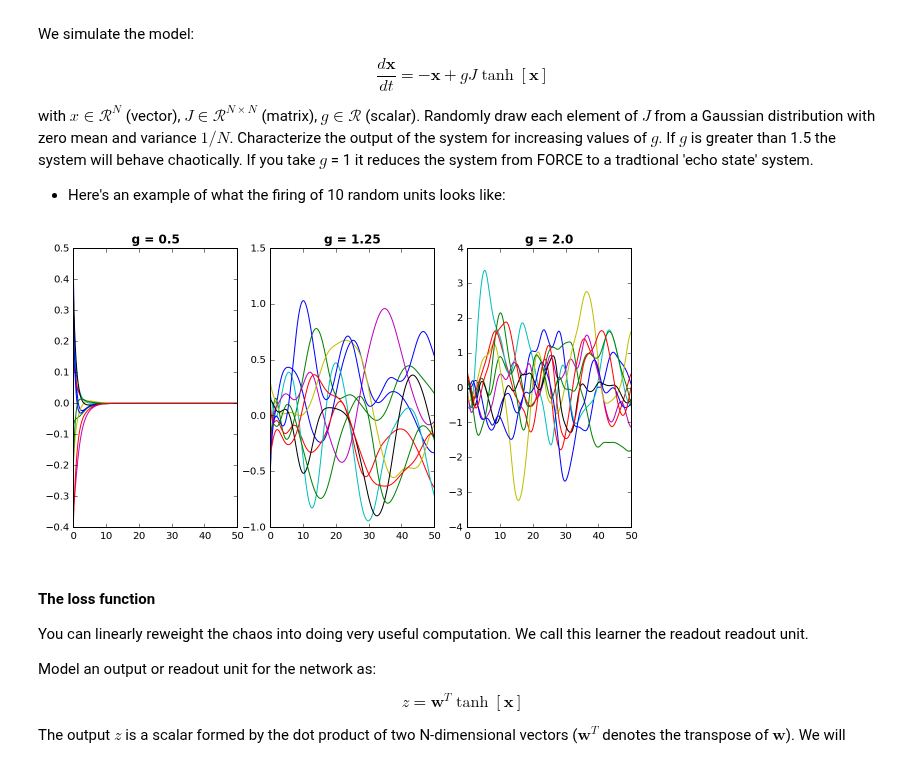
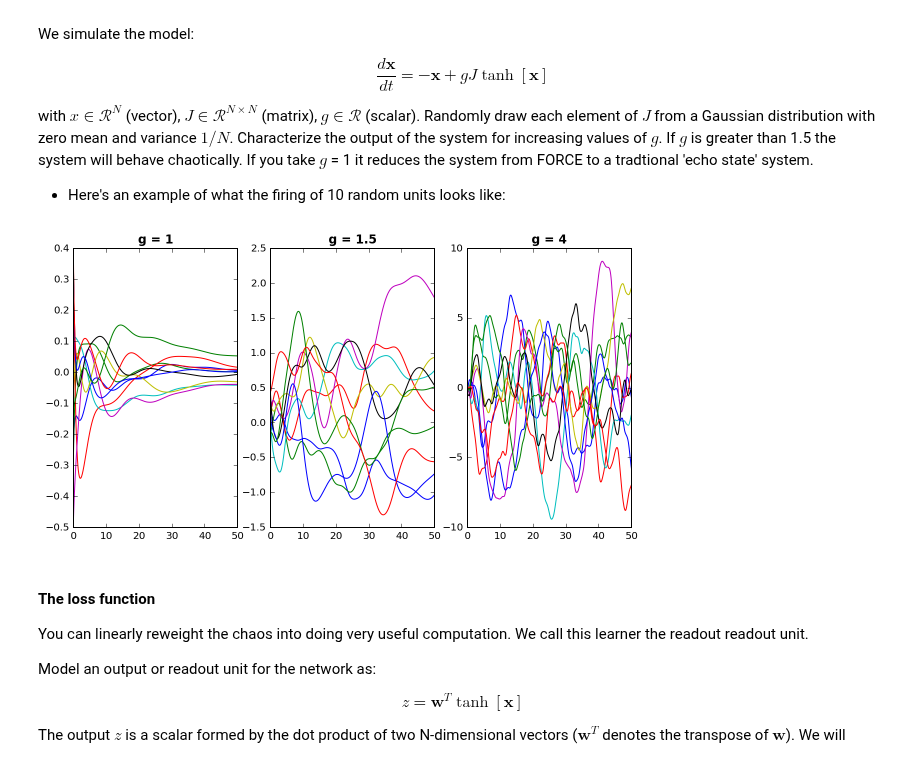
Before and after one commit to avicennax/jedi, a Jupyter notebook: notebooks/DFORCE_experimental.ipynb, the cells around one changed output. Cells and saved outputs as stored; diff of their text form; code cells hidden in the pictures.

```diff
--- a/notebooks/DFORCE_experimental.ipynb
+++ b/notebooks/DFORCE_experimental.ipynb
@@ -59,21 +60,22 @@ with $x \in \mathcal{R}^N$ (vector), $J \in \mathcal{R}^{N \times N}$ (matrix),
 # %%
 def f1(x,t0):
     return -x + g*dot(J,tanh(x))
 
 N = 500
 J = normal(0,sqrt(1/N),(N,N))
 x0 = uniform(-0.5,0.5,N)
 t = linspace(0,50,500)
+#J *= stats.bernoulli.rvs(.1, 0, N*N).reshape(N,N)
 
 plt.figure(figsize=(10,5))
-for s,g in enumerate(linspace(0.5,2,3)):
+for s,g in enumerate([1,1.5,4]):
     plt.subplot(1,3,s+1)
     x = odeint(f1,x0,t)
     plt.plot(t,x[:,choice(N,10)])
     plt.title('g = '+str(g),fontweight='bold')
 plt.show()
 # %% [output]
-[figure, old version]
+[figure, new version]
 # %% [markdown]
 #### The loss function
 
```
Also changed, not shown: parts of 1 cell of this notebook, 1 other file.
